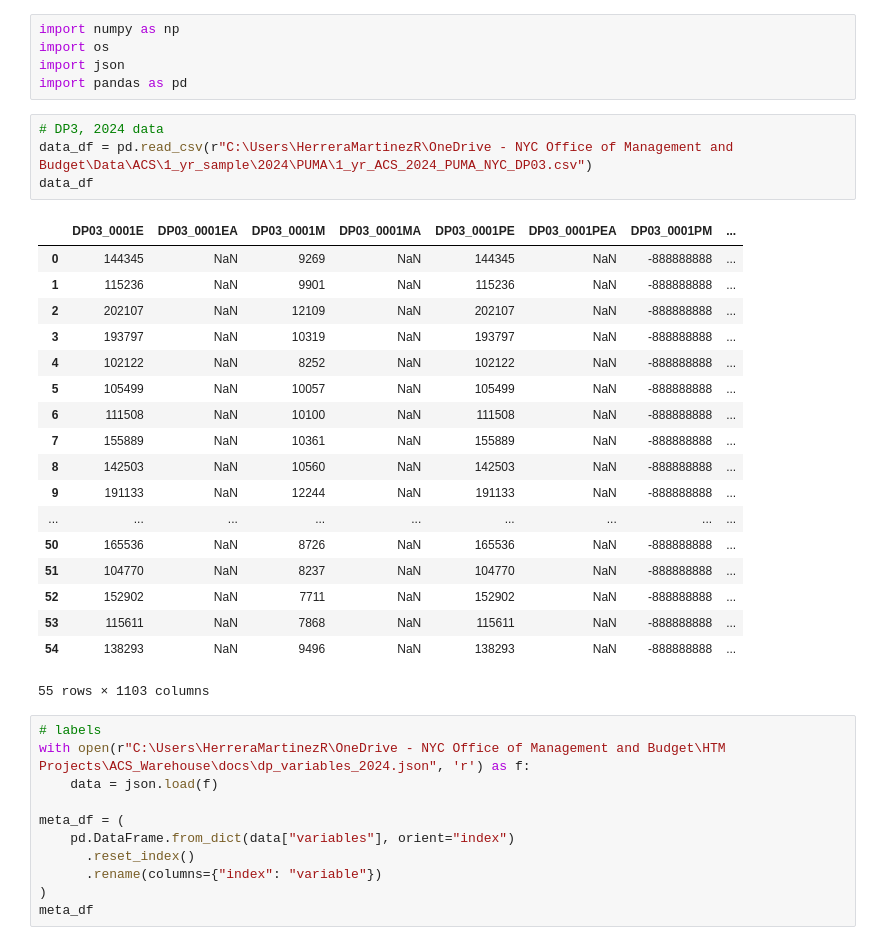
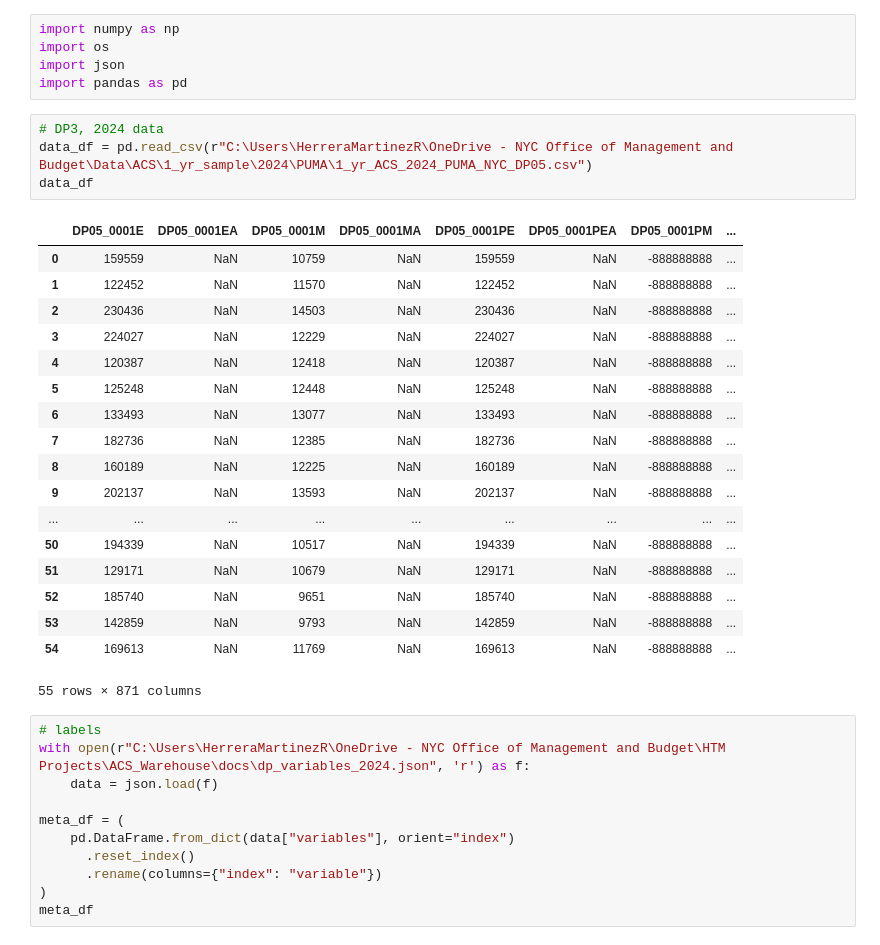
Before and after one commit to herreramr-omb/ACS_Warehouse, a Jupyter notebook: ACS_Warehose02B_format_tables.ipynb, the cells around one changed output. Saved outputs shown, nothing was run; the diff lists cells and outputs as text.

```diff
--- a/ACS_Warehose02B_format_tables.ipynb
+++ b/ACS_Warehose02B_format_tables.ipynb
@@ -7,27 +7,27 @@ import json
 import pandas as pd
 # %%
 # DP3, 2024 data
-data_df = pd.read_csv(r"C:\Users\HerreraMartinezR\OneDrive - NYC Office of Management and Budget\Data\ACS\1_yr_sample\2024\PUMA\1_yr_ACS_2024_PUMA_NYC_DP03.csv")
+data_df = pd.read_csv(r"C:\Users\HerreraMartinezR\OneDrive - NYC Office of Management and Budget\Data\ACS\1_yr_sample\2024\PUMA\1_yr_ACS_2024_PUMA_NYC_DP05.csv")
 data_df
 # %% [output]
-|  | DP03_0001E | DP03_0001EA | DP03_0001M | DP03_0001MA | DP03_0001PE | DP03_0001PEA | DP03_0001PM | ... |
-| 0 | 144345 | NaN | 9269 | NaN | 144345 | NaN | -888888888 | ... |
-| 1 | 115236 | NaN | 9901 | NaN | 115236 | NaN | -888888888 | ... |
-| 2 | 202107 | NaN | 12109 | NaN | 202107 | NaN | -888888888 | ... |
-| 3 | 193797 | NaN | 10319 | NaN | 193797 | NaN | -888888888 | ... |
-| 4 | 102122 | NaN | 8252 | NaN | 102122 | NaN | -888888888 | ... |
-| 5 | 105499 | NaN | 10057 | NaN | 105499 | NaN | -888888888 | ... |
-| 6 | 111508 | NaN | 10100 | NaN | 111508 | NaN | -888888888 | ... |
-| 7 | 155889 | NaN | 10361 | NaN | 155889 | NaN | -888888888 | ... |
-| 8 | 142503 | NaN | 10560 | NaN | 142503 | NaN | -888888888 | ... |
-| 9 | 191133 | NaN | 12244 | NaN | 191133 | NaN | -888888888 | ... |
+|  | DP05_0001E | DP05_0001EA | DP05_0001M | DP05_0001MA | DP05_0001PE | DP05_0001PEA | DP05_0001PM | ... |
+| 0 | 159559 | NaN | 10759 | NaN | 159559 | NaN | -888888888 | ... |
+| 1 | 122452 | NaN | 11570 | NaN | 122452 | NaN | -888888888 | ... |
+| 2 | 230436 | NaN | 14503 | NaN | 230436 | NaN | -888888888 | ... |
+| 3 | 224027 | NaN | 12229 | NaN | 224027 | NaN | -888888888 | ... |
+| 4 | 120387 | NaN | 12418 | NaN | 120387 | NaN | -888888888 | ... |
+| 5 | 125248 | NaN | 12448 | NaN | 125248 | NaN | -888888888 | ... |
+| 6 | 133493 | NaN | 13077 | NaN | 133493 | NaN | -888888888 | ... |
+| 7 | 182736 | NaN | 12385 | NaN | 182736 | NaN | -888888888 | ... |
+| 8 | 160189 | NaN | 12225 | NaN | 160189 | NaN | -888888888 | ... |
+| 9 | 202137 | NaN | 13593 | NaN | 202137 | NaN | -888888888 | ... |
 | ... | ... | ... | ... | ... | ... | ... | ... | ... |
-| 50 | 165536 | NaN | 8726 | NaN | 165536 | NaN | -888888888 | ... |
-| 51 | 104770 | NaN | 8237 | NaN | 104770 | NaN | -888888888 | ... |
-| 52 | 152902 | NaN | 7711 | NaN | 152902 | NaN | -888888888 | ... |
-| 53 | 115611 | NaN | 7868 | NaN | 115611 | NaN | -888888888 | ... |
-| 54 | 138293 | NaN | 9496 | NaN | 138293 | NaN | -888888888 | ... |
+| 50 | 194339 | NaN | 10517 | NaN | 194339 | NaN | -888888888 | ... |
+| 51 | 129171 | NaN | 10679 | NaN | 129171 | NaN | -888888888 | ... |
+| 52 | 185740 | NaN | 9651 | NaN | 185740 | NaN | -888888888 | ... |
+| 53 | 142859 | NaN | 9793 | NaN | 142859 | NaN | -888888888 | ... |
+| 54 | 169613 | NaN | 11769 | NaN | 169613 | NaN | -888888888 | ... |
-55 rows × 1103 columns
+55 rows × 871 columns
 # %%
 # labels
 with open(r"C:\Users\HerreraMartinezR\OneDrive - NYC Office of Management and Budget\HTM Projects\ACS_Warehouse\docs\dp_variables_2024.json", 'r') as f:
```
Also changed, not shown: parts of 2 cells of this notebook.
